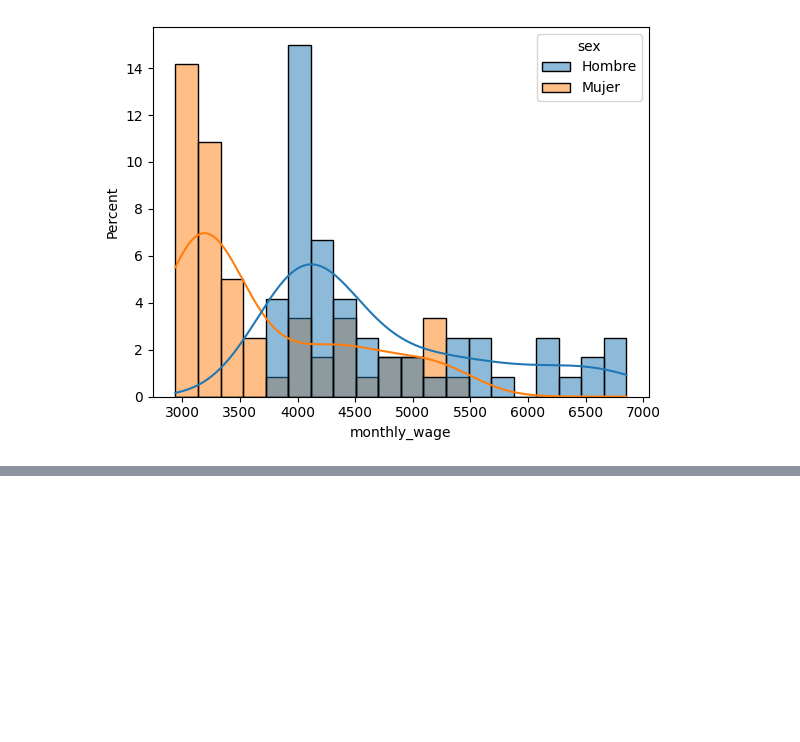
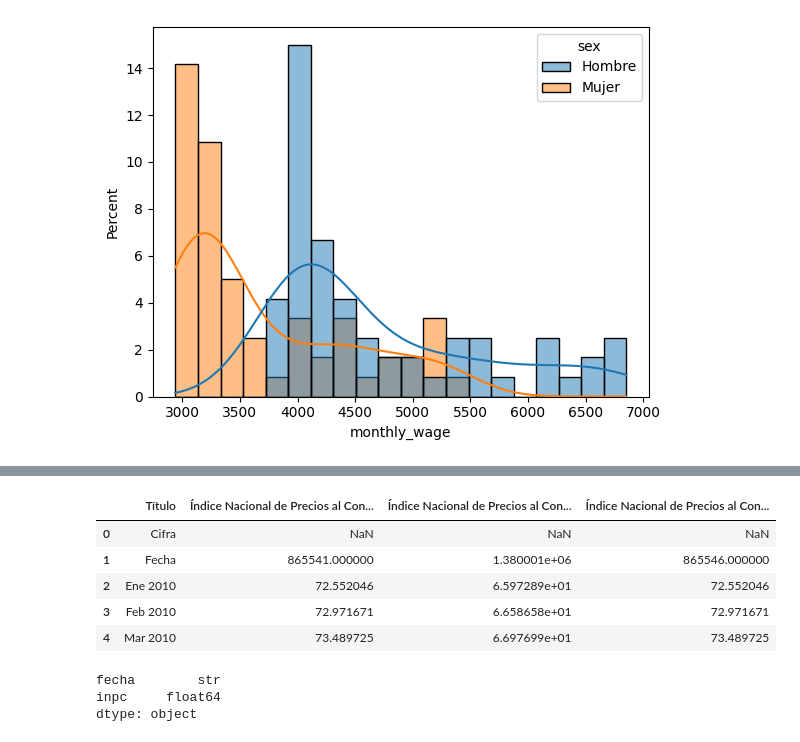
Before and after one commit to Monserrat-Vil/brecha_salarial, a Jupyter notebook: 1_gender-wagegap_fullanalysis.ipynb, the cells around one changed output, grey strips where cells are left out. Cells and saved outputs as stored; diff of their text form; code cells hidden in the pictures; blank space fills up the shorter version.

Commit message:
feat: se añade inpc al análisis

```diff
--- a/1_gender-wagegap_fullanalysis.ipynb
+++ b/1_gender-wagegap_fullanalysis.ipynb
@@ -243,0 +248,12 @@ fig.show()
+# %%
+df_inpc = pd.read_csv("data/evolucion_inpc.csv",
+    encoding="latin1",
+    skiprows=4)
+df_inpc.head()
+# %% [output]
+|  | Título | Índice Nacional de Precios al Con... | Índice Nacional de Precios al Con... | Índice Nacional de Precios al Con... |
+| 0 | Cifra | NaN | NaN | NaN |
+| 1 | Fecha | 865541.000000 | 1.380001e+06 | 865546.000000 |
+| 2 | Ene 2010 | 72.552046 | 6.597289e+01 | 72.552046 |
+| 3 | Feb 2010 | 72.971671 | 6.658658e+01 | 72.971671 |
+| 4 | Mar 2010 | 73.489725 | 6.697699e+01 | 73.489725 |
@@ -243,0 +265,14 @@ fig.show()
+# %%
+df_inpc.columns = [
+    "fecha",
+    "inpc"
+]
+df_inpc["inpc"] = pd.to_numeric(
+    df_inpc["inpc"],
+    errors="coerce"
+)
+df_inpc.dtypes
+# %% [output]
+fecha        str
+inpc     float64
+dtype: object
```
Also changed, not shown: parts of 6 cells of this notebook, 1 other file.
